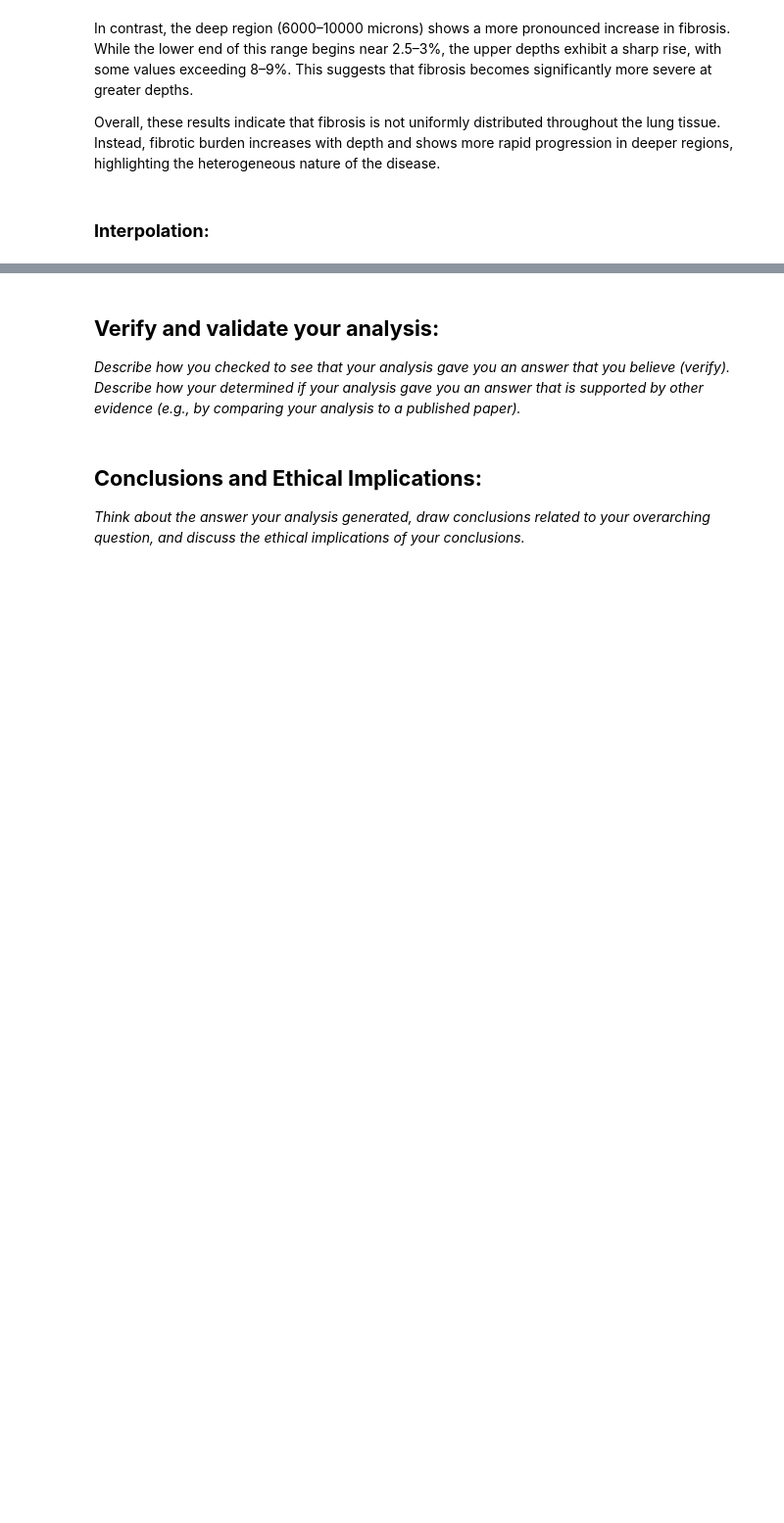
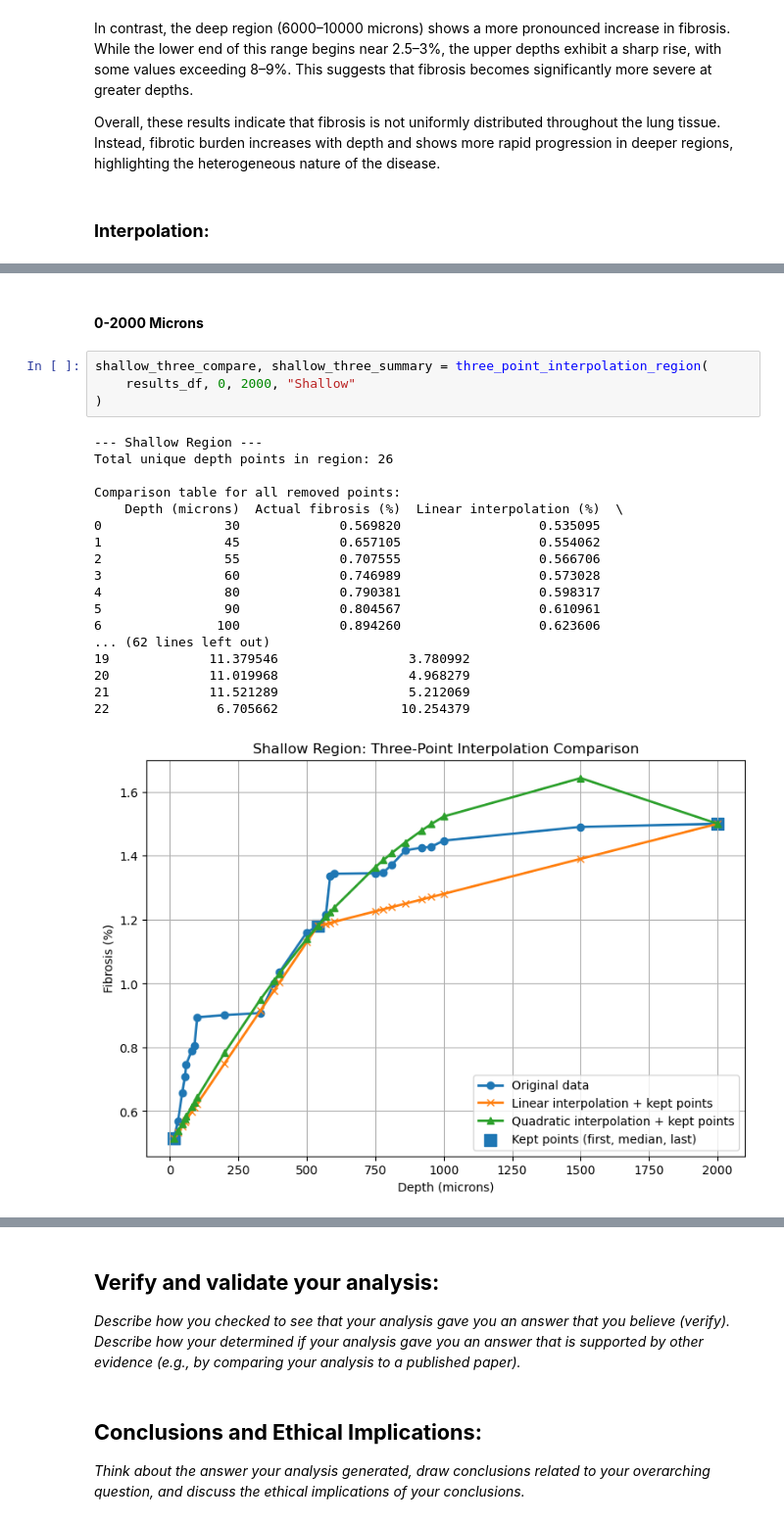
Before and after one commit to breckleytheresa13-debug/Module-3-Fibrosisb-breckley_elfaki, a Jupyter notebook: Module 3 Template.ipynb, the cells around one changed output, grey strips where cells are left out. Shown at 98% size. Cells and saved outputs as stored; diff of their text form; blank space fills up the shorter version.

```diff
--- a/Module 3 Template.ipynb
+++ b/Module 3 Template.ipynb
@@ -306,0 +708,25 @@ NameError: name 'interp1d' is not defined
+# %% [markdown]
+#### **0-2000 Microns**
+# %%
+shallow_three_compare, shallow_three_summary = three_point_interpolation_region(
+    results_df, 0, 2000, "Shallow"
+)
+# %% [output]
+--- Shallow Region ---
+Total unique depth points in region: 26
+
+Comparison table for all removed points:
+    Depth (microns)  Actual fibrosis (%)  Linear interpolation (%)  \
+0                30             0.569820                  0.535095
+1                45             0.657105                  0.554062
+2                55             0.707555                  0.566706
+3                60             0.746989                  0.573028
+4                80             0.790381                  0.598317
+5                90             0.804567                  0.610961
+6               100             0.894260                  0.623606
+... (62 lines left out)
+19             11.379546                 3.780992
+20             11.019968                 4.968279
+21             11.521289                 5.212069
+22              6.705662                10.254379
+[figure, added]
```
Also changed, not shown: parts of 20 cells of this notebook, 1 other file.
